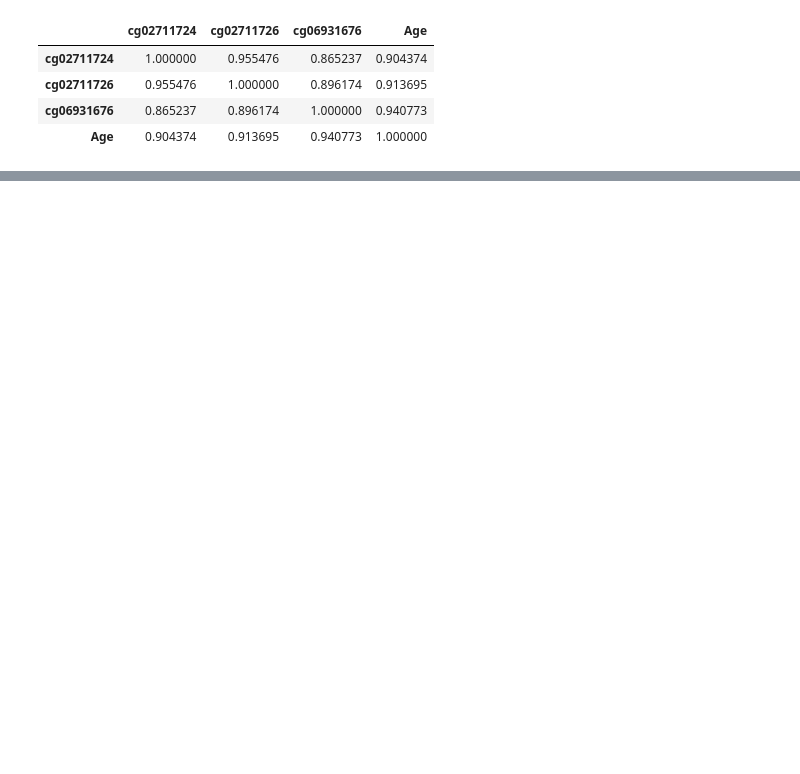
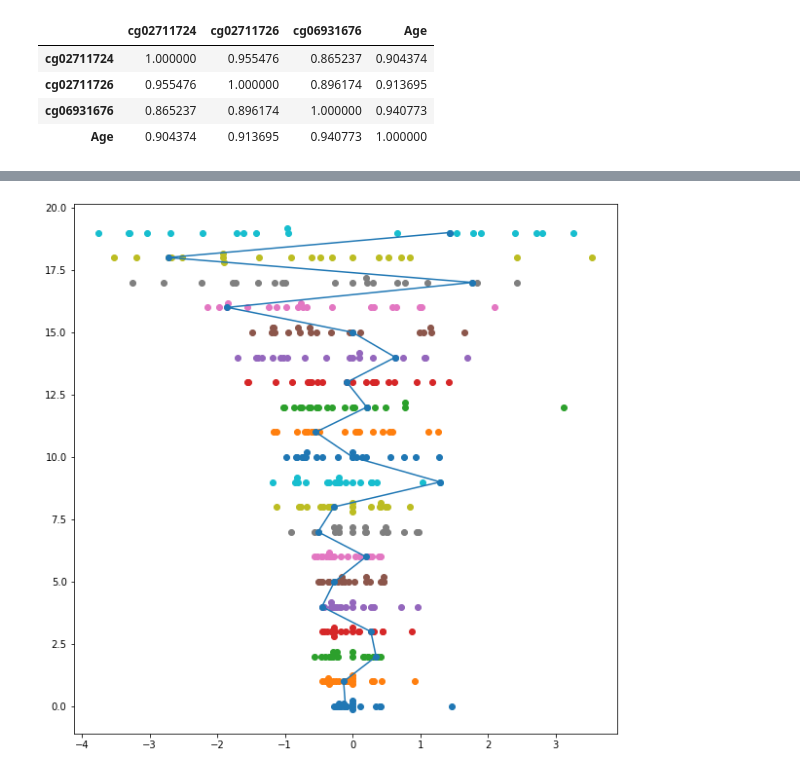
Before and after one commit to DrXlor/ML_BioAge, a Jupyter notebook: BioAge_SVR.ipynb, the cells around one changed output, grey strips where cells are left out. Cells and saved outputs as stored; diff of their text form; code cells hidden in the pictures; blank space fills up the shorter version.

```diff
--- a/BioAge_SVR.ipynb
+++ b/BioAge_SVR.ipynb
@@ -255 +266,15 @@ y_test = y_test.to_numpy()
+# %%
+# Использоавние _инорфмации ШАПа для потсроения профиля по человеку
+id = 0
+for i in range(20):
+    plt.scatter(nnan_values_to_plot[i][0], nnan_values_to_plot[i][1])
+person_x = []
+person_y = []
+for i in range(20):
+    person_x.append(nnan_values_to_plot[i][0][id])
+    person_y.append(nnan_values_to_plot[i][1][id])
+plt.plot(person_x, person_y, "-o")
+plt.show()
+# %% [output]
+[figure, added]
 # %%
```
Also changed, not shown: parts of 21 cells of this notebook.
